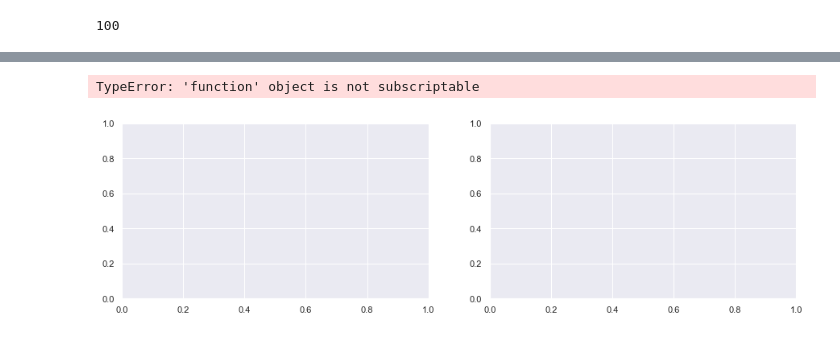
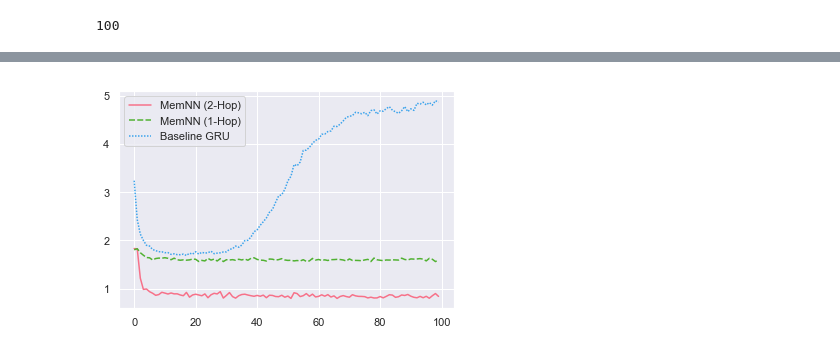
Before and after one commit to anatu/cs221_QA_AI, a Jupyter notebook: Results/Plots.ipynb, the cells around one changed output, grey strips where cells are left out. Cells and saved outputs as stored; diff of their text form; code cells hidden in the pictures.

Commit message:
Updated plotting code w/ seaborn palette

```diff
--- a/Results/Plots.ipynb
+++ b/Results/Plots.ipynb
@@ -11,5 +10,7 @@ Populating the interactive namespace from numpy and matplotlib
 # %%
+
 mem2_hist = json.load(open("BABI_MEMNN_TWO_HOP_QA2_history.json", "r"))
+mem1_hist = json.load(open("BABI_MEMNN_ONE_HOP_QA2_history.json", "r"))
 baseline_hist = json.load(open("BASELINE_QA2_history.json", "r"))
 # %%
 xlen = len(baseline_hist["val_loss"])
@@ -33,12 +21,11 @@ fig.savefig(os.path.join("train_metrics.png"))
-# %%
-fig, (ax1, ax2) = plt.subplots(ncols=2, sharey = False)
-fig.set_figheight(4)
-fig.set_figwidth(15)
-sns.lineplot(x=x_pts, y=baseline_hist["val_loss"], ax = ax1).set_title("loss")
-sns.lineplot(x=x_pts, y=mem2_hist["val_loss"], ax = ax1).set_title("loss")
-sns.lineplot(x=x_pts, y=baseline_hist["val_acc"], ax = ax2).set_title("acc")
-sns.lineplot(x=x_pts, y=mem2_hist["val_acc"], ax = ax2).set_title("acc")
-fig.savefig(os.path.join("val_metrics.png"))
-# %% [output]
-TypeError: 'function' object is not subscriptable
-[figure, removed]
+# %%
+palette = sns.color_palette("husl", 3)
+loss_df = pd.DataFrame()
+loss_df["MemNN (2-Hop)"] = mem2_hist["val_loss"]
+loss_df["MemNN (1-Hop)"] = mem1_hist["val_loss"]
+loss_df["Baseline GRU"] = baseline_hist["val_loss"]
+accplot = sns.lineplot(data = loss_df, markers = False, palette = palette)
+accfig = accplot.get_figure()
+accfig.savefig("val_loss.png")
+# %% [output]
+[figure, added]
```
Also changed, not shown: parts of 3 cells of this notebook, 3 other files.
